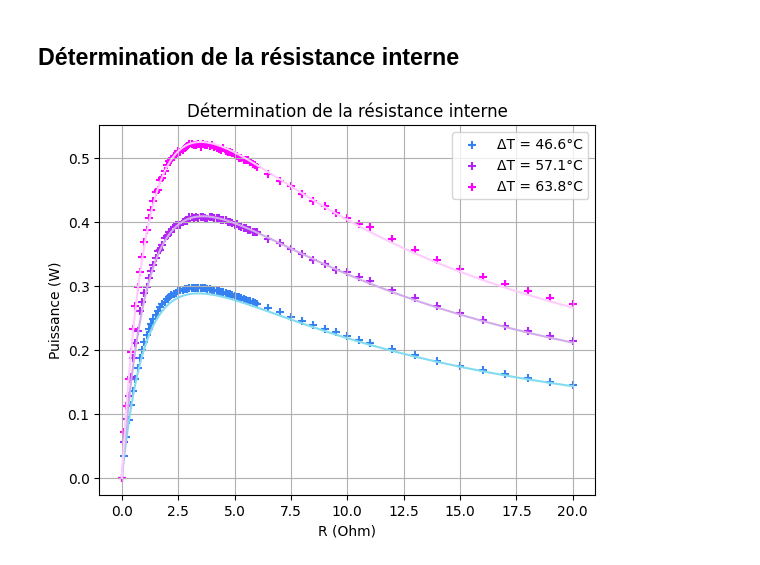
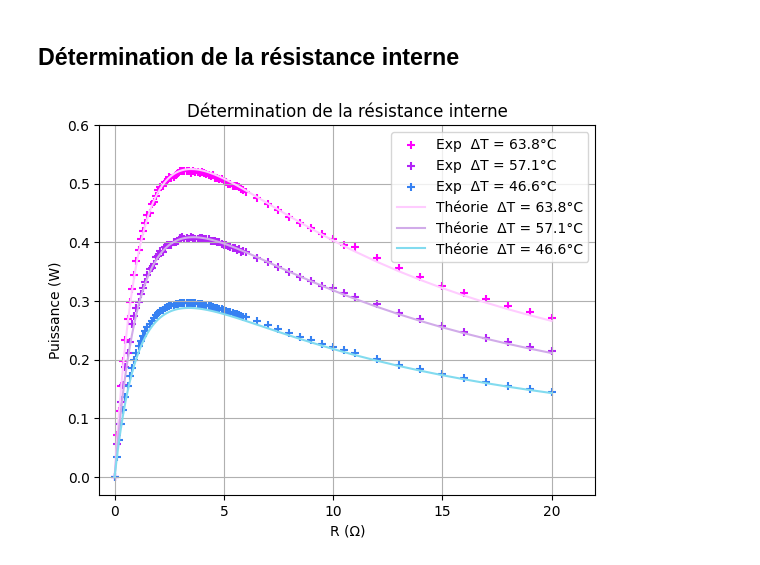
Before and after one commit to adelemarcon/TIPE, a Jupyter notebook: TIPE4.ipynb, the cells around one changed output. Drawn from its saved outputs; the diff is of its cells as text; code cells hidden in the pictures.

Commit message:
legendes

```diff
--- a/TIPE4.ipynb
+++ b/TIPE4.ipynb
@@ -35,17 +35,19 @@ Ptheo47 = np.array(theorique(a,46.6,3.4))
 Ptheo57 = np.array(theorique(c,57.1,3.6))
 Ptheo64 = np.array(theorique(e,63.8,3.5))
 # %%
-plt.plot(R47,Ptheo47,color ="#82dbef")
-plt.plot(R57,Ptheo57, color = "#d1abe9")
-plt.plot(R64,Ptheo64, color = "#FFCCFF")
-plt.scatter(R47, P47, color ="#3681f2", label = "ΔT = 46.6°C", marker = '+')
-plt.scatter(R57,P57, color = "#b223f7", label = "ΔT = 57.1°C", marker = '+')
-plt.scatter(R64,P64, color = "#FF00FF", label = "ΔT = 63.8°C", marker = '+')
-plt.xlabel("R (Ohm)")
+plt.scatter(R64,P64, color = "#FF00FF", label = "Exp  ΔT = 63.8°C", marker = '+')
+plt.scatter(R57,P57, color = "#b223f7", label = "Exp  ΔT = 57.1°C", marker = '+')
+plt.scatter(R47, P47, color ="#3681f2", label = "Exp  ΔT = 46.6°C", marker = '+')
+plt.plot(R64,Ptheo64, color = "#FFCCFF", label = "Théorie  ΔT = 63.8°C")
+plt.plot(R57,Ptheo57, color = "#d1abe9", label = "Théorie  ΔT = 57.1°C")
+plt.plot(R47,Ptheo47,color ="#82dbef", label = "Théorie  ΔT = 46.6°C")
+plt.xlim(-0.7,22)
+plt.ylim(-0.03, 0.6)
+plt.xlabel("R (Ω)")
 plt.ylabel("Puissance (W)")
 plt.title("Détermination de la résistance interne")
 plt.grid()
 plt.legend()
 plt.show()
 # %% [output]
-[figure, old version]
+[figure, new version]
```
